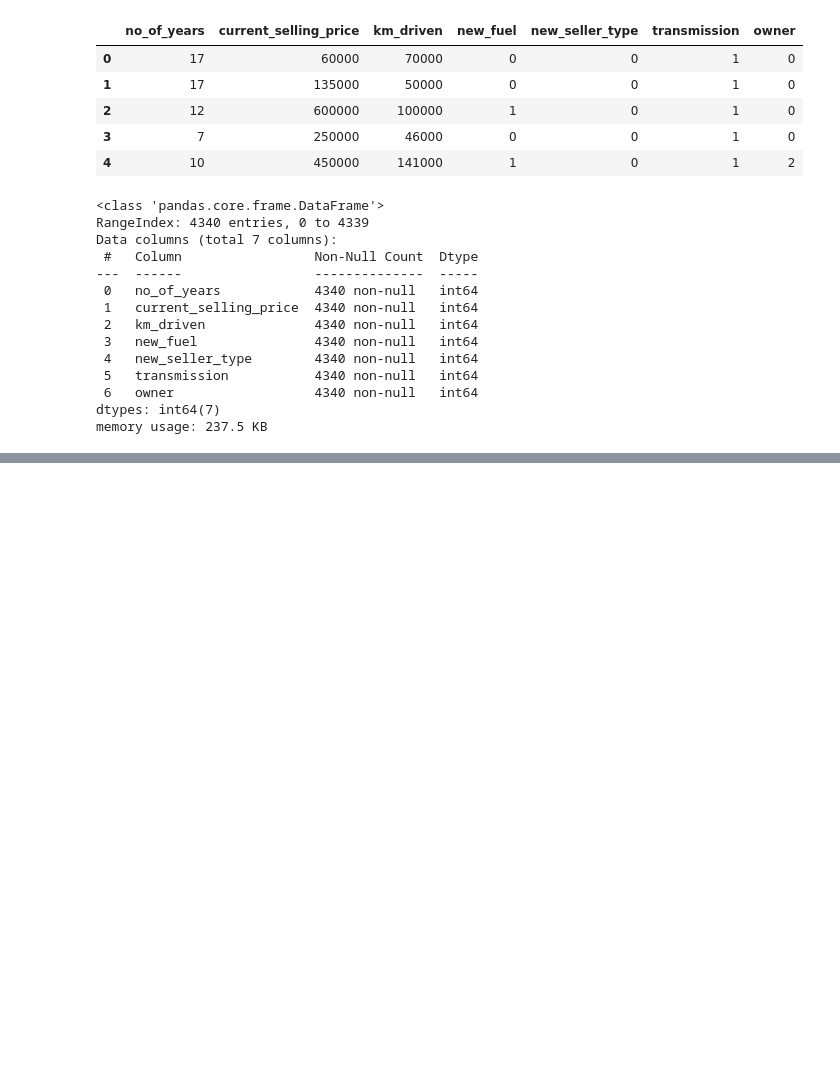
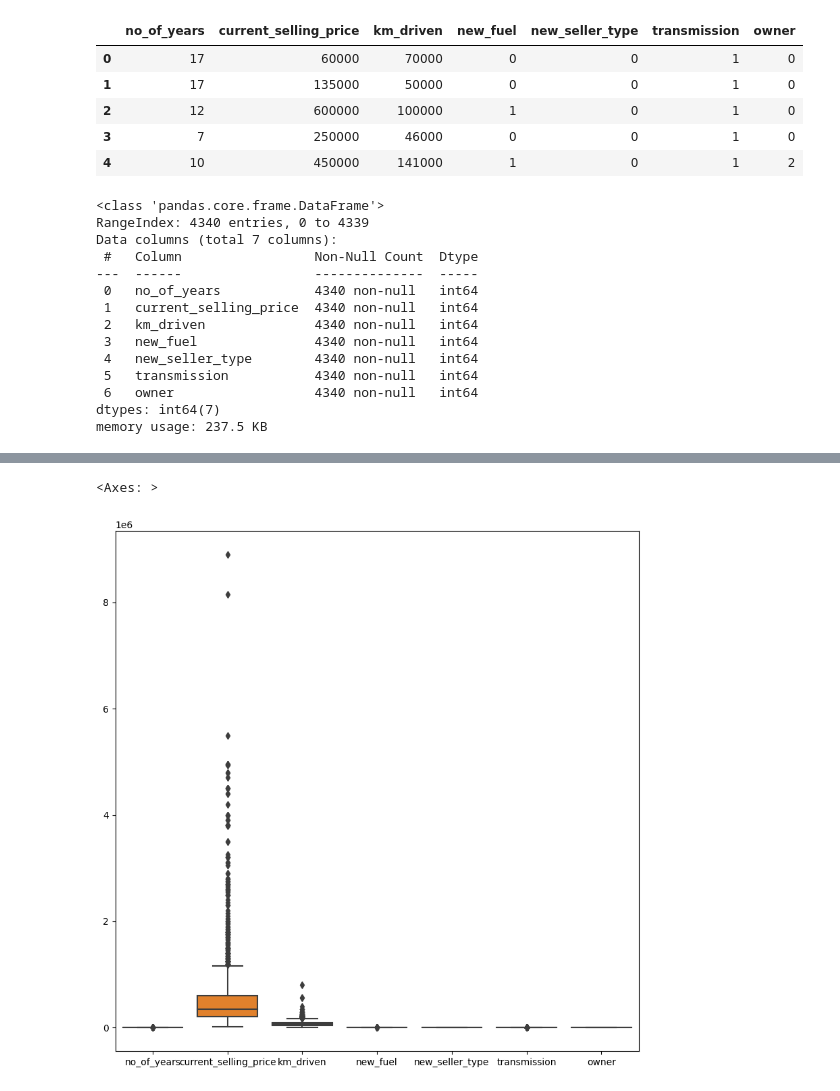
Before and after one commit to sujataprasad01/ML-Price-Prediction-of-Used-Cars-Decision-Tree-, a Jupyter notebook: Decision_Tree_Regression_(Price_Prediction_of_Used_Cars).ipynb, the cells around one changed output, grey strips where cells are left out. Cells and saved outputs as stored; diff of their text form; code cells hidden in the pictures; blank space fills up the shorter version.

```diff
--- a/Decision_Tree_Regression_(Price_Prediction_of_Used_Cars).ipynb
+++ b/Decision_Tree_Regression_(Price_Prediction_of_Used_Cars).ipynb
@@ -549,0 +560,6 @@ newdf.corr()
+# %%
+plt.figure(figsize=(10,10))
+sns.boxplot(newdf)
+# %% [output]
+<Axes: >
+[figure, added]
```
Also changed, not shown: parts of 3 cells of this notebook.
